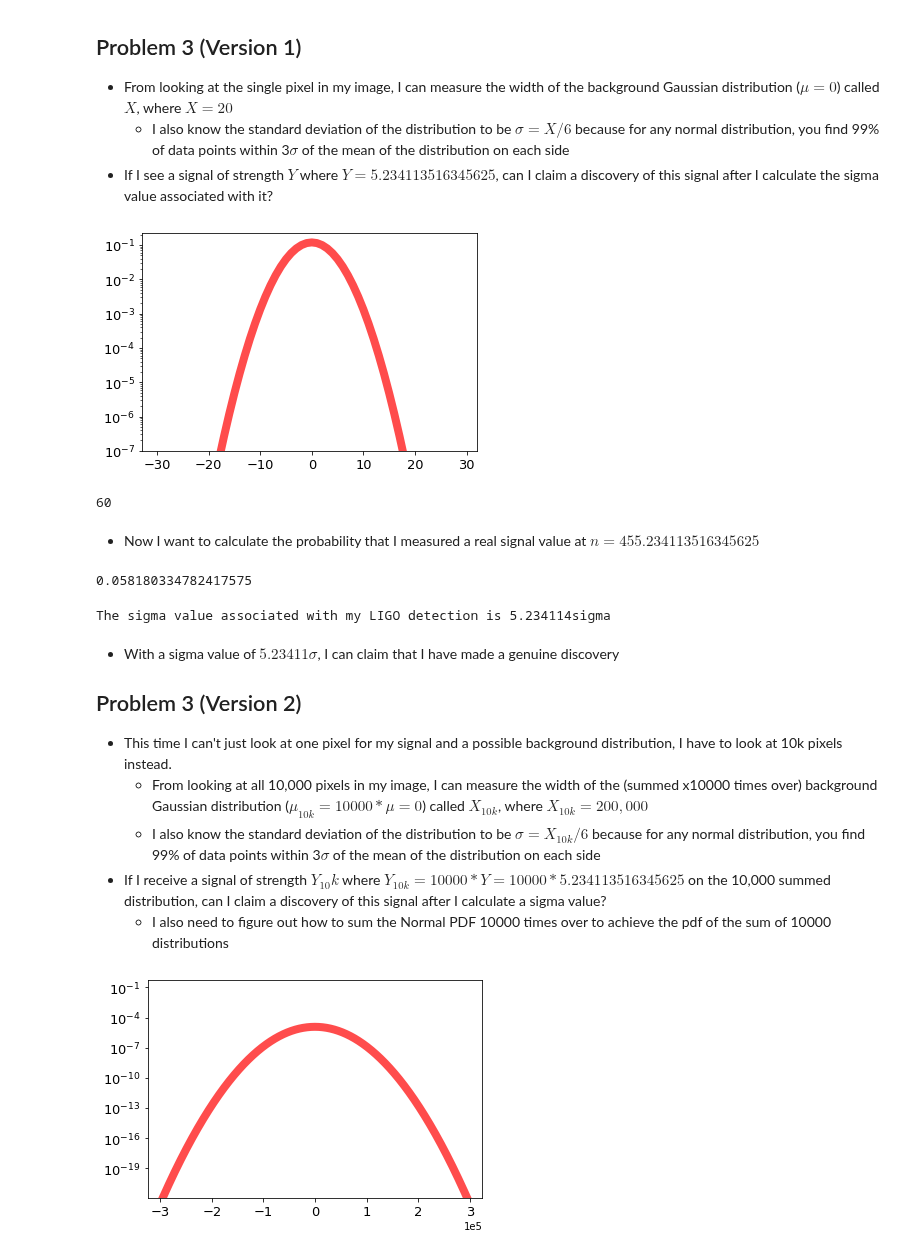
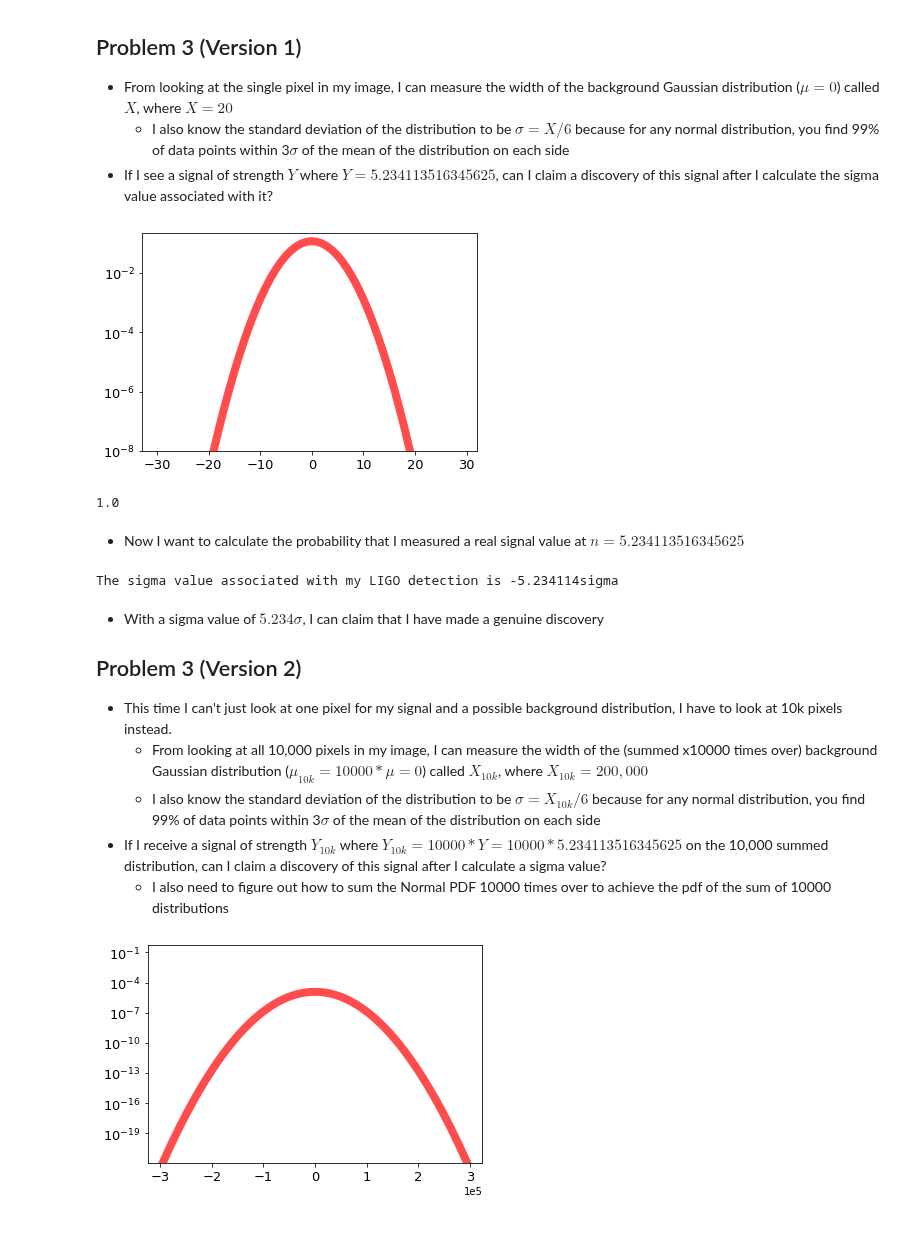
Before and after one commit to jbc1216/434-Portfolio, a Jupyter notebook: FinchCarr_Lab02.ipynb, the cells around one changed output. Cells and saved outputs as stored; diff of their text form; code cells hidden in the pictures.

```diff
--- a/FinchCarr_Lab02.ipynb
+++ b/FinchCarr_Lab02.ipynb
@@ -350,42 +350,39 @@ plt.show()
 # %%
 sigY = 5.234113516345625
 width = 20
-scaleN = 20/6
+scaleN = width/6
 fig, ax = plt.subplots(1, 1)
 plt.yscale('log')
 
 plt.tick_params(labelsize = 13)
 
 # Let's create an x-axis that we can plot our background distribution on
 n = np.arange(-30, 30)
 
 LIGO = stats.norm.pdf(n, loc = 0, scale = scaleN)
 # Now let's plot the results of the normal distribution against its input x-values
 ax.plot(n, LIGO, 'r-', lw=8, alpha=.7, label='Normal PDF')
-plt.ylim(0.0000001, LIGO.max() + .1)
+plt.ylim(0.00000001, LIGO.max() + .1)
 plt.show()
-len(LIGO)
+LIGO.sum()
 # %% [output]
-[figure, old version]
+[figure, new version]
-60
+1.0
 # %% [markdown]
-- Now I want to calculate the probability that I measured a real signal value at $n=455.234113516345625$
+- Now I want to calculate the probability that I measured a real signal value at $n=5.234113516345625$
-# %%
-1-stats.norm.cdf(sigY, loc=0, scale = scaleN)
-# %% [output]
-0.058180334782417575
 # %%
-sigY-0/(stats.norm.std(loc=0, scale=scaleN))
-print(f'The sigma value associated with my LIGO detection is {sigY-0/(stats.norm.std(loc=0, scale=scaleN)):f}sigma')
+1 - stats.norm.cdf(sigY, loc=0, scale=scaleN)
+Ysigma1 = stats.norm.ppf(1-stats.norm.cdf(sigY, loc=0, scale=1))
+print(f'The sigma value associated with my LIGO detection is {Ysigma1:f}sigma')
 # %% [output]
-The sigma value associated with my LIGO detection is 5.234114sigma
+The sigma value associated with my LIGO detection is -5.234114sigma
 # %% [markdown]
-- With a sigma value of $5.23411\sigma$, I can claim that I have made a genuine discovery
+- With a sigma value of $5.234\sigma$, I can claim that I have made a genuine discovery
 ## Problem 3 (Version 2)
 - This time I can't just look at one pixel for my signal and a possible background distribution, I have to look at 10k pixels instead.
   - From looking at all 10,000 pixels in my image, I can measure the width of the (summed x10000 times over) background Gaussian distribution ($\mu_{10k} =10000 * \mu = 0$) called $X_{10k}$, where $X_{10k} = 200,000$
   - I also know the standard deviation of the distribution to be $\sigma=X_{10k}/6$ because for any normal distribution, you find 99% of data points within 3$\sigma$ of the mean of the distribution on each side
-- If I receive a signal of strength $Y_10k$ where $Y_{10k} = 10000 * Y = 10000 * 5.234113516345625$ on the 10,000 summed distribution, can I claim a discovery of this signal after I calculate a sigma value?
+- If I receive a signal of strength $Y_{10k}$ where $Y_{10k} = 10000 * Y = 10000 * 5.234113516345625$ on the 10,000 summed distribution, can I claim a discovery of this signal after I calculate a sigma value?
   - I also need to figure out how to sum the Normal PDF 10000 times over to achieve the pdf of the sum of 10000 distributions
 # %%
 sum = 10000
```
Also changed, not shown: parts of 11 cells of this notebook.
